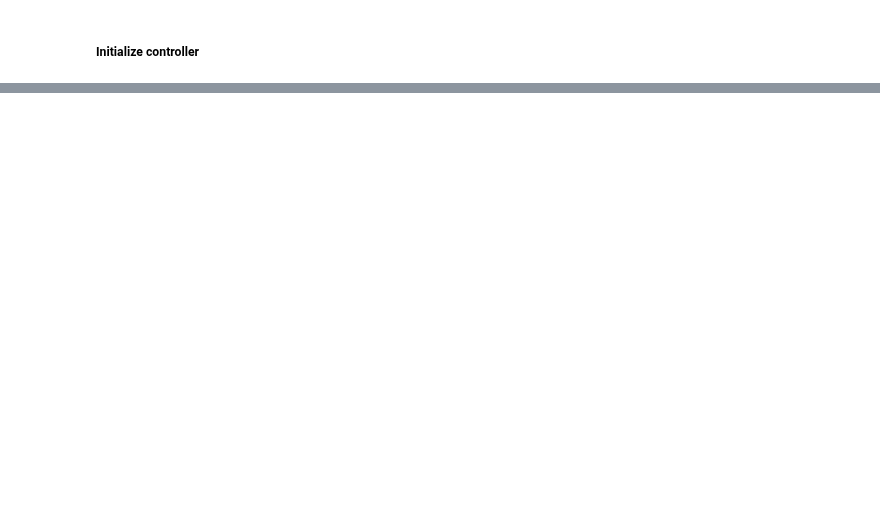
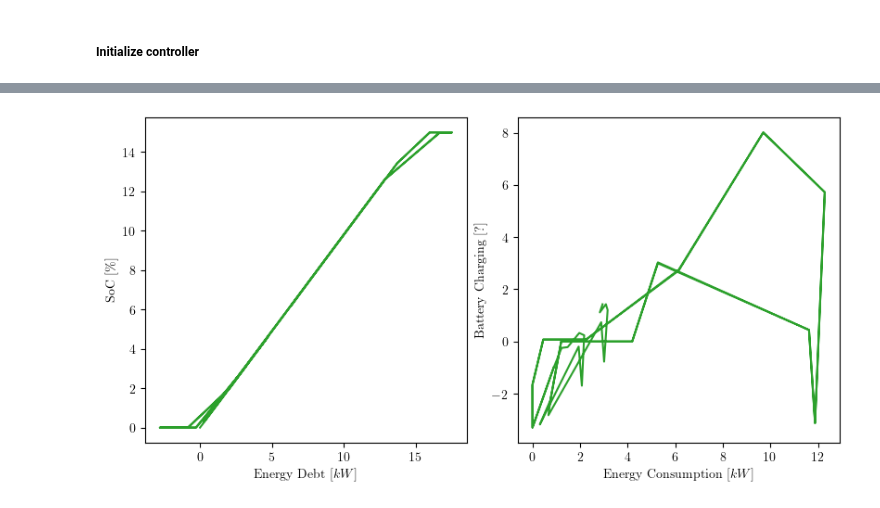
Before and after one commit to Gedlex/time-varying-RHGs, a Jupyter notebook: empc_DSMPC.ipynb, the cells around one changed output, grey strips where cells are left out. Saved outputs shown, nothing was run; the diff lists cells and outputs as text; code cells hidden in the pictures; blank space fills up the shorter version.

```diff
--- a/empc_DSMPC.ipynb
+++ b/empc_DSMPC.ipynb
@@ -120,0 +185,17 @@ axs.legend(loc='upper right')
+# %%
+# Create figure
+plt.rcParams['text.usetex'] = True
+fig, axs = plt.subplots(1, 2, figsize=(8, 4), layout='constrained')
+
+# Plot trajectories
+for i in range(num_traj):
+    axs[0].plot(x_acc[i,:,0], x_acc[i,:,1], color='tab:green', linestyle='-')
+    axs[1].plot(u_acc[i,:,0], u_acc[i,:,1], color='tab:green', linestyle='-')
+
+# Add labels
+axs[0].set_xlabel(r'\rmfamily{Energy Debt} $[kW]$')
+axs[0].set_ylabel(r'\rmfamily{SoC} $[\%]$')
+axs[1].set_xlabel(r'\rmfamily{Energy Consumption} $[kW]$')
+axs[1].set_ylabel(r'\rmfamily{Battery Charging} $[?]$');
+# %% [output]
+[figure, added]
```
Also changed, not shown: parts of 9 cells of this notebook, 1 other file.
